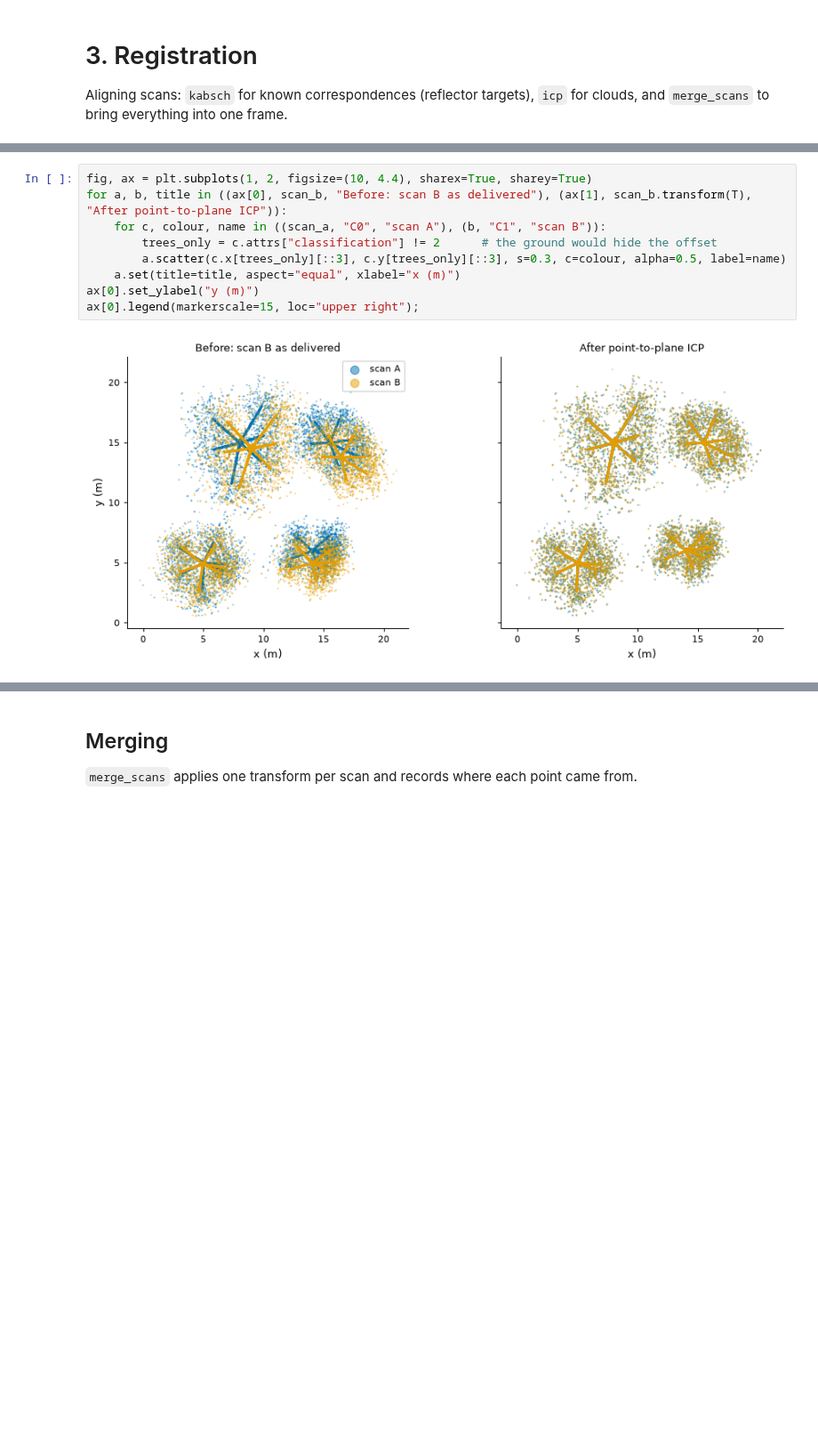
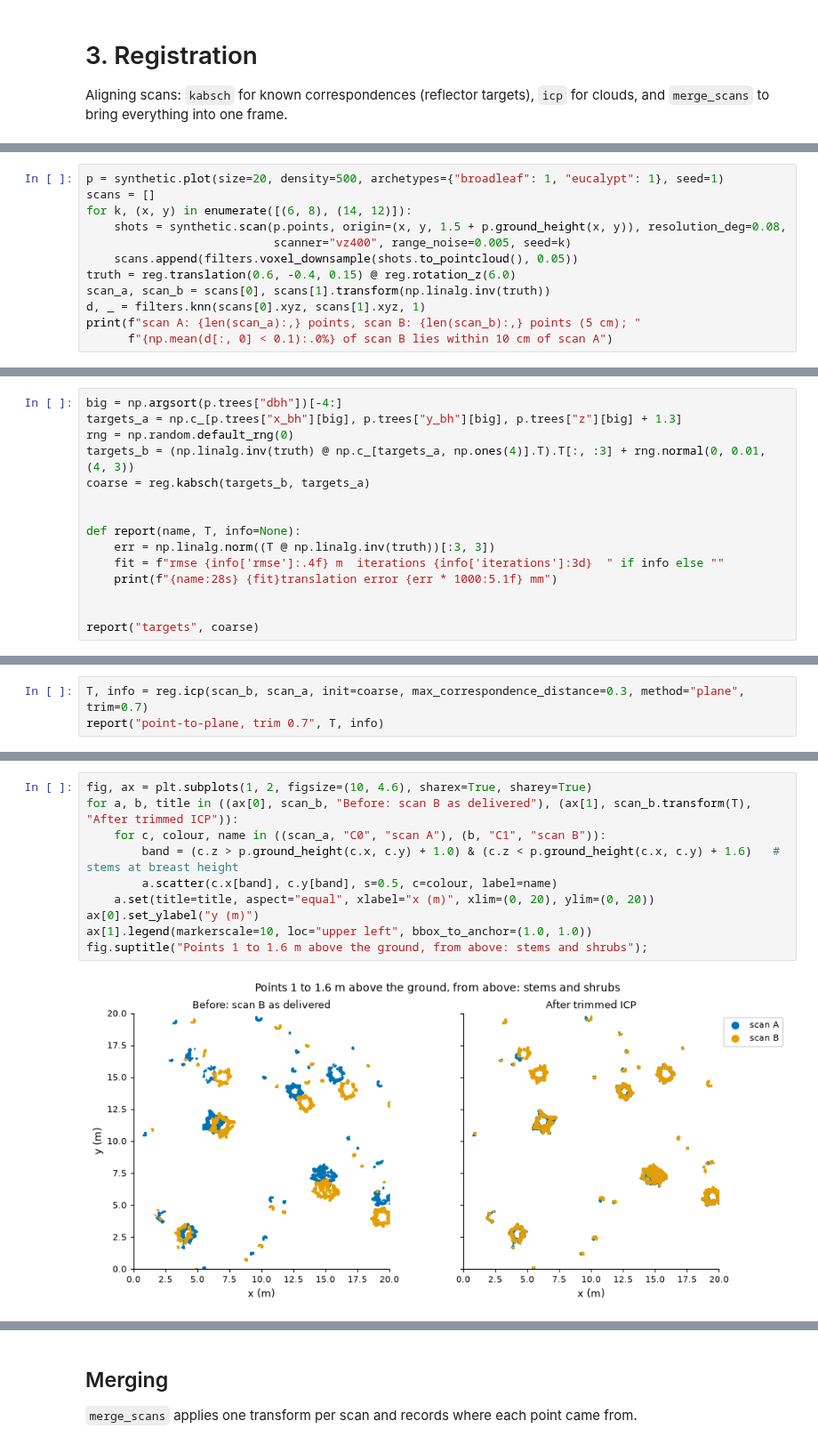
Before and after one commit to UQ-EORC/Sylva, a Jupyter notebook: docs/examples/03_registration.ipynb, the cells around one changed output, grey strips where cells are left out. Shown at 89% size. Saved outputs shown, nothing was run; the diff lists cells and outputs as text; blank space fills up the shorter version.

```diff
--- a/docs/examples/03_registration.ipynb
+++ b/docs/examples/03_registration.ipynb
@@ -39,0 +30,12 @@ error vs truth: 3.219646771412954e-15
+# %%
+p = synthetic.plot(size=20, density=500, archetypes={"broadleaf": 1, "eucalypt": 1}, seed=1)
+scans = []
+for k, (x, y) in enumerate([(6, 8), (14, 12)]):
+    shots = synthetic.scan(p.points, origin=(x, y, 1.5 + p.ground_height(x, y)), resolution_deg=0.08,
+                           scanner="vz400", range_noise=0.005, seed=k)
+    scans.append(filters.voxel_downsample(shots.to_pointcloud(), 0.05))
+truth = reg.translation(0.6, -0.4, 0.15) @ reg.rotation_z(6.0)
+scan_a, scan_b = scans[0], scans[1].transform(np.linalg.inv(truth))
+d, _ = filters.knn(scans[0].xyz, scans[1].xyz, 1)
+print(f"scan A: {len(scan_a):,} points, scan B: {len(scan_b):,} points (5 cm); "
+      f"{np.mean(d[:, 0] < 0.1):.0%} of scan B lies within 10 cm of scan A")
@@ -39,0 +50,15 @@ error vs truth: 3.219646771412954e-15
+# %%
+big = np.argsort(p.trees["dbh"])[-4:]
+targets_a = np.c_[p.trees["x_bh"][big], p.trees["y_bh"][big], p.trees["z"][big] + 1.3]
+rng = np.random.default_rng(0)
+targets_b = (np.linalg.inv(truth) @ np.c_[targets_a, np.ones(4)].T).T[:, :3] + rng.normal(0, 0.01, (4, 3))
+coarse = reg.kabsch(targets_b, targets_a)
+
+
+def report(name, T, info=None):
+    err = np.linalg.norm((T @ np.linalg.inv(truth))[:3, 3])
+    fit = f"rmse {info['rmse']:.4f} m  iterations {info['iterations']:3d}  " if info else ""
+    print(f"{name:28s} {fit}translation error {err * 1000:5.1f} mm")
+
+
+report("targets", coarse)
@@ -54,0 +93,3 @@ point-to-plane   rmse 0.0530 m  iterations  11  translation error 0.5 mm
+# %%
+T, info = reg.icp(scan_b, scan_a, init=coarse, max_correspondence_distance=0.3, method="plane", trim=0.7)
+report("point-to-plane, trim 0.7", T, info)
@@ -55,11 +98,12 @@ point-to-plane   rmse 0.0530 m  iterations  11  translation error 0.5 mm
 # %%
-fig, ax = plt.subplots(1, 2, figsize=(10, 4.4), sharex=True, sharey=True)
-for a, b, title in ((ax[0], scan_b, "Before: scan B as delivered"), (ax[1], scan_b.transform(T), "After point-to-plane ICP")):
+fig, ax = plt.subplots(1, 2, figsize=(10, 4.6), sharex=True, sharey=True)
+for a, b, title in ((ax[0], scan_b, "Before: scan B as delivered"), (ax[1], scan_b.transform(T), "After trimmed ICP")):
     for c, colour, name in ((scan_a, "C0", "scan A"), (b, "C1", "scan B")):
-        trees_only = c.attrs["classification"] != 2      # the ground would hide the offset
-        a.scatter(c.x[trees_only][::3], c.y[trees_only][::3], s=0.3, c=colour, alpha=0.5, label=name)
-    a.set(title=title, aspect="equal", xlabel="x (m)")
+        band = (c.z > p.ground_height(c.x, c.y) + 1.0) & (c.z < p.ground_height(c.x, c.y) + 1.6)   # stems at breast height
+        a.scatter(c.x[band], c.y[band], s=0.5, c=colour, label=name)
+    a.set(title=title, aspect="equal", xlabel="x (m)", xlim=(0, 20), ylim=(0, 20))
 ax[0].set_ylabel("y (m)")
-ax[0].legend(markerscale=15, loc="upper right");
+ax[1].legend(markerscale=10, loc="upper left", bbox_to_anchor=(1.0, 1.0))
+fig.suptitle("Points 1 to 1.6 m above the ground, from above: stems and shrubs");
 # %% [output]
-[figure, old version]
+[figure, new version]
```
Also changed, not shown: parts of 18 cells of this notebook, 18 other files.
